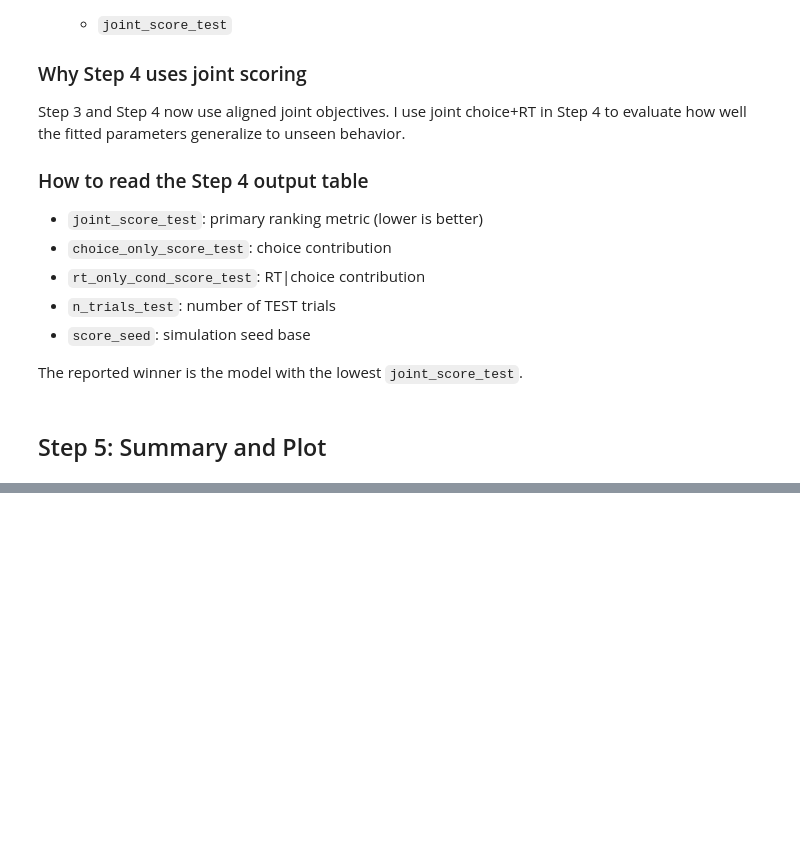
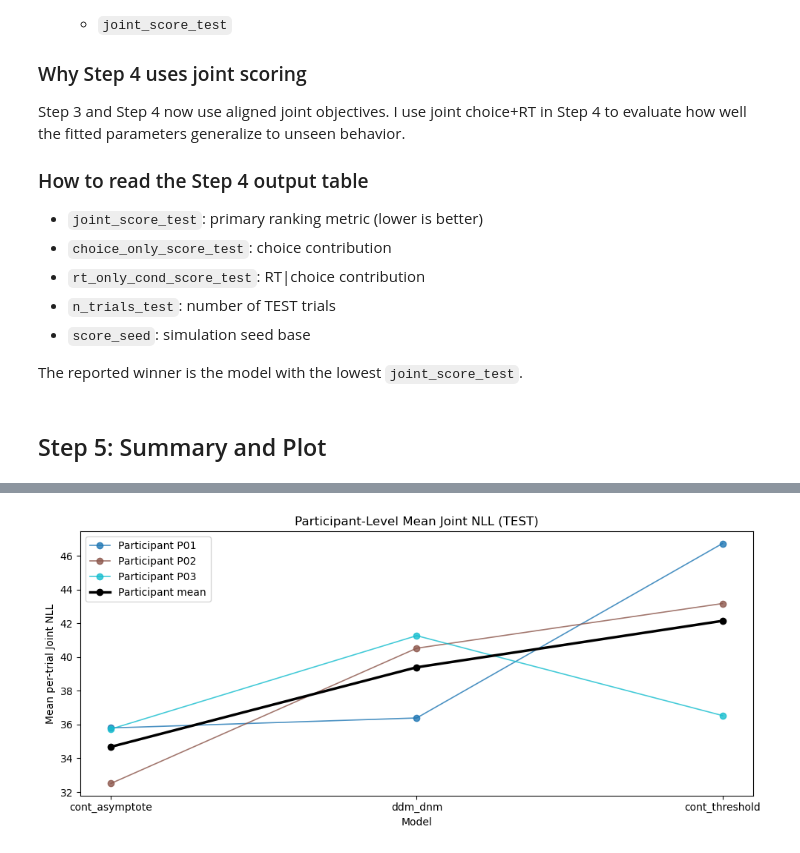
Before and after one commit to Moorboor/Glaze, a Jupyter notebook: src/elias/workflow.ipynb, the cells around one changed output, grey strips where cells are left out. Saved outputs shown, nothing was run; the diff lists cells and outputs as text; code cells hidden in the pictures; blank space fills up the shorter version.

```diff
--- a/src/elias/workflow.ipynb
+++ b/src/elias/workflow.ipynb
@@ -550,66 +716,5 @@ What it tells me:
 # %%
-# Step 5 Plot 1+2 in one output, then save as PNG.
-from matplotlib.lines import Line2D
-from matplotlib.patches import Patch
-
-fig, axes = plt.subplots(1, 2, figsize=(16, 5.2))
-
-# Plot 1: TEST joint-NLL decomposition.
-component_df = metric_df[['choice_only_score_test', 'rt_only_cond_score_test']]
-component_df.plot(
-    kind='bar',
-    stacked=True,
-    color=['#4C78A8', '#F58518'],
-    ax=axes[0],
-    legend=False,
-)
-axes[0].set_title('TEST Joint NLL Decomposition by Model')
-axes[0].set_xlabel('Model')
-axes[0].set_ylabel('NLL contribution (TEST)')
-axes[0].legend(['Choice NLL', 'RT|Choice NLL'], loc='upper right')
-
-# Plot 2: per-trial joint-NLL distribution.
-box_data = [
-    trial_scores_long.loc[trial_scores_long['model_name'] == model_name, 'nll_joint'].to_numpy()
-    for model_name in model_order
-]
-axes[1].boxplot(
-    box_data,
-    tick_labels=model_order,
-    showfliers=True,
-    patch_artist=True,
-    boxprops={'facecolor': '#DCEAF7', 'edgecolor': '#4C78A8', 'linewidth': 1.2},
-    medianprops={'color': '#E45756', 'linewidth': 2.0},
-    whiskerprops={'color': '#4C78A8', 'linewidth': 1.2},
-    capprops={'color': '#4C78A8', 'linewidth': 1.2},
-    flierprops={
-        'marker': 'o',
-        'markerfacecolor': '#B279A2',
-        'markeredgecolor': '#B279A2',
-        'markersize': 4,
-        'alpha': 0.6,
-    },
-)
-axes[1].set_title('Per-Trial Joint NLL Distribution (TEST)')
-axes[1].set_xlabel('Model')
-axes[1].set_ylabel('Per-trial Joint NLL (lower is better)')
-legend_handles = [
-    Patch(facecolor='#DCEAF7', edgecolor='#4C78A8', label='Box (IQR: 25th-75th percentile)'),
-    Line2D([0], [0], color='#E45756', linewidth=2.0, label='Median'),
-    Line2D([0], [0], color='#4C78A8', linewidth=1.2, label='Whiskers (bars)'),
-    Line2D(
-        [0], [0], marker='o', linestyle='None',
-        markerfacecolor='#B279A2', markeredgecolor='#B279A2', markersize=5,
-        alpha=0.6, label='Outliers'
-    ),
-]
-axes[1].legend(handles=legend_handles, title='Boxplot key', loc='lower right')
-
-plt.tight_layout()
-
-save_dir = REPO_ROOT / 'data' / 'elias' / '2026_02_18_joint_fit_run'
-save_dir.mkdir(parents=True, exist_ok=True)
-combined_plot_path = save_dir / 'step5_plot1_plot2_combined.png'
-fig.savefig(combined_plot_path, dpi=300, bbox_inches='tight')
-print(f'Saved combined Step 5 plot to: {combined_plot_path}')
-plt.show()
+# Step 5 Plot 3
+plot_step5_participant_consistency(trial_scores_long, model_order)
+# %% [output]
+[figure, added]
```
Also changed, not shown: parts of 21 cells of this notebook, 3 other files.
